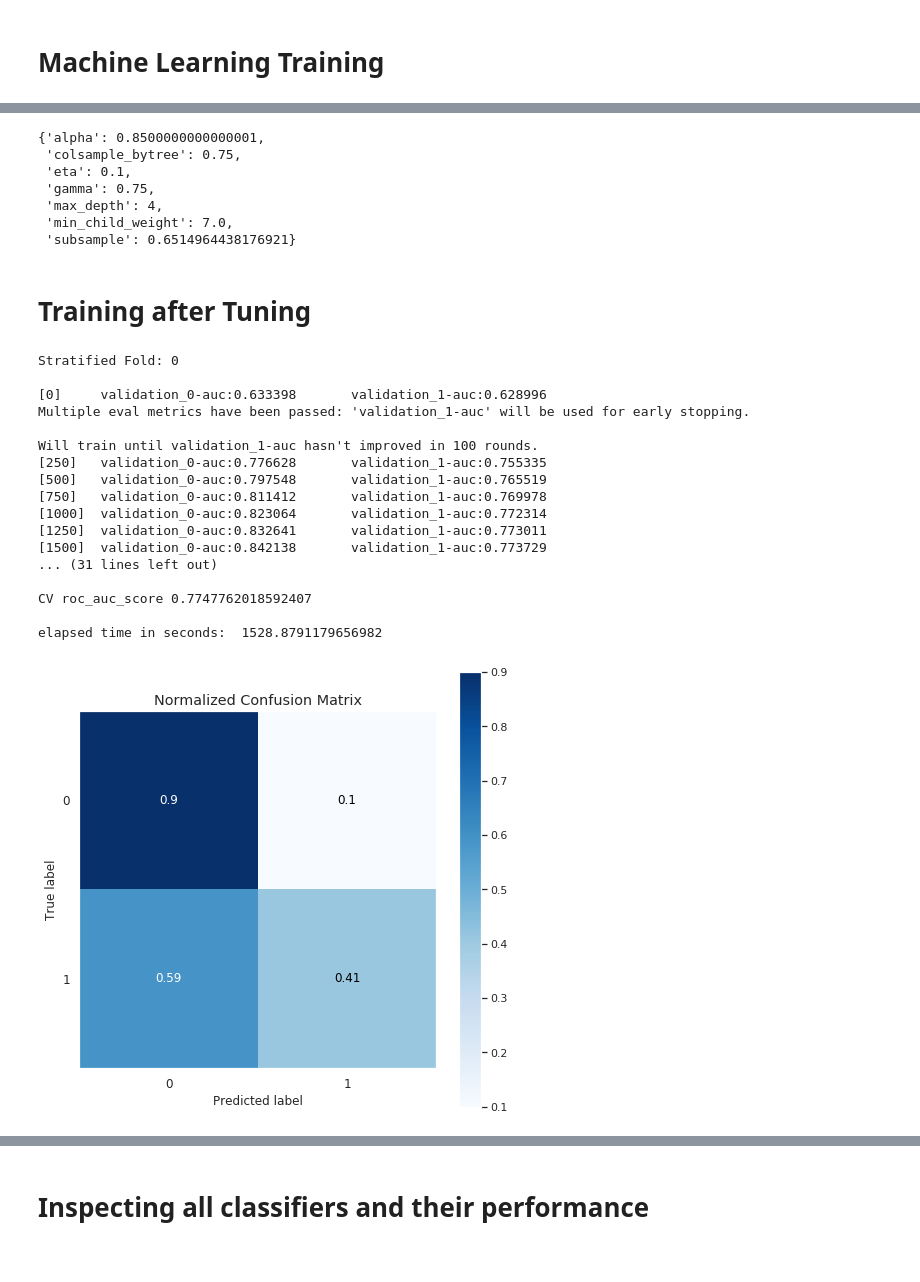
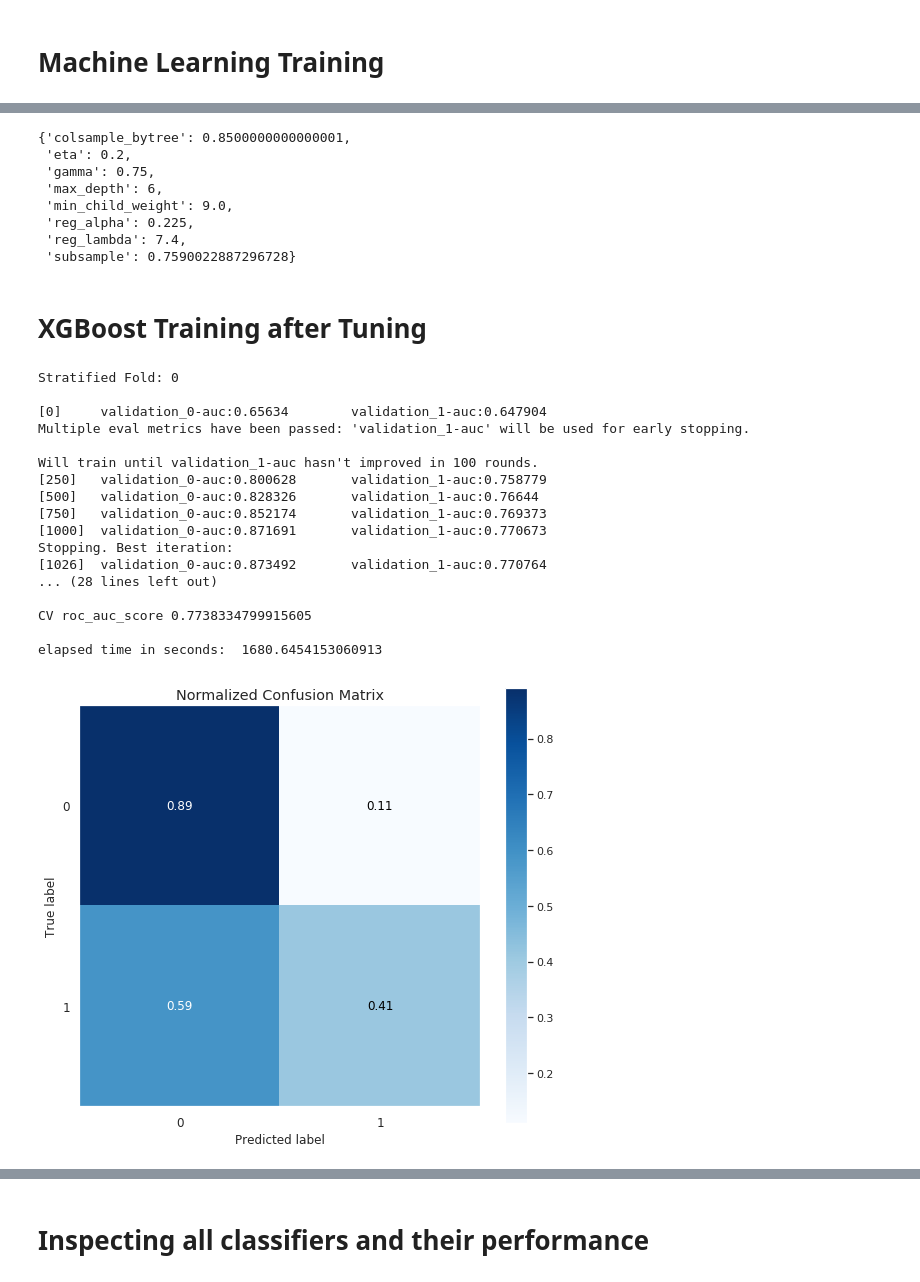
Before and after one commit to praxitelisk/CATegorical-Feature-Encoding-Challenge, a Jupyter notebook: CATegorical-feature-encoding-challenge-eda-xgb.ipynb, the cells around one changed output, grey strips where cells are left out. Saved outputs shown, nothing was run; the diff lists cells and outputs as text; code cells hidden in the pictures.

```diff
--- a/CATegorical-feature-encoding-challenge-eda-xgb.ipynb
+++ b/CATegorical-feature-encoding-challenge-eda-xgb.ipynb
@@ -14,6 +14,10 @@ The data contains binary features (bin_*), nominal features (nom_*), ordinal fea
 
 import numpy as np # linear algebra
 import pandas as pd # data processing, CSV file I/O (e.g. pd.read_csv)
+
+import seaborn as sns
+import matplotlib.pyplot as plt
+plt.style.use('fivethirtyeight')
 
 # Input data files are available in the "../input/" directory.
 # For example, running this (by clicking run or pressing Shift+Enter) will list all files under the input directory
@@ -174,9 +181,6 @@ for col in ['nom_1', 'nom_2', 'nom_3', 'nom_4', 'nom_5', 'nom_6', 'nom_7', 'nom_
 
     f, ax = plt.subplots(1, 1, figsize=(15,13))
 
-    import seaborn as sns
-    import matplotlib.pyplot as plt
-    sns.set(style="white", context="talk")
 
     sns.countplot(x=col, data=train_df, ax=ax, palette="Set1")
     f.tight_layout()
@@ -213,10 +224,6 @@ for col in ["ord_0", "ord_1", "ord_2", "ord_3", "ord_4", "ord_5"]:
 
     f, ax = plt.subplots(1, 1, figsize=(15,13))
 
-    import seaborn as sns
-    import matplotlib.pyplot as plt
-    sns.set(style="white", context="talk")
-
     sns.countplot(x=col, data=train_df, ax=ax, palette="Set1")
     f.tight_layout()
 # %% [output]
@@ -474,10 +488,14 @@ xtrain, xvalid, ytrain, yvalid = train_test_split(X, y, stratify = y, random_sta
 
 def objective(space):
 
-    clf = xgb.XGBClassifier(n_estimators = 1000,
+    clf = xgb.XGBClassifier(n_estimators = 2000,
                             max_depth = space['max_depth'],
                             min_child_weight = space['min_child_weight'],
                             subsample = space['subsample'],
+                            gamma=space['gamma'],
+                            colsample_bytree=space['colsample_bytree'],
+                            reg_alpha = space['reg_alpha'],
+                            reg_lambda = space['reg_lambda'],
                             objective= 'binary:logistic',
                             nthread=-1,
                             seed=42)
@@ -502,7 +520,8 @@ space ={
         'subsample': hp.uniform ('subsample', 0.5, 1),
         'gamma': hp.quniform('gamma', 0.5, 1, 0.05),
         'colsample_bytree': hp.quniform('colsample_bytree', 0.5, 1, 0.05),
-        'alpha': hp.quniform ('alpha', 0, 1, 0.025)
+        'reg_alpha': hp.quniform ('reg_alpha', 0, 1, 0.025),
+        'reg_lambda': hp.quniform ('reg_lambda', 0, 10, 0.1)
     }
 
 
@@ -539,15 +558,16 @@ gc.collect();
 # %%
 best
 # %% [output]
-{'alpha': 0.8500000000000001,
- 'colsample_bytree': 0.75,
- 'eta': 0.1,
+{'colsample_bytree': 0.8500000000000001,
+ 'eta': 0.2,
  'gamma': 0.75,
- 'max_depth': 4,
- 'min_child_weight': 7.0,
- 'subsample': 0.6514964438176921}
+ 'max_depth': 6,
+ 'min_child_weight': 9.0,
+ 'reg_alpha': 0.225,
+ 'reg_lambda': 7.4,
+ 'subsample': 0.7590022887296728}
 # %% [markdown]
-# Training after Tuning
+# XGBoost Training after Tuning
 # %%
 from sklearn.model_selection import train_test_split, StratifiedKFold, KFold, RepeatedStratifiedKFold
 from sklearn.metrics import accuracy_score
@@ -593,7 +613,8 @@ for train_index, valid_index in folds.split(xtrain, ytrain):
                                            subsample=best['subsample'],
                                            gamma=best['gamma'],
                                            colsample_bytree=best['colsample_bytree'],
-                                           alpha = best['alpha'],
+                                           reg_alpha = best['reg_alpha'],
+                                           reg_lambda = best['reg_lambda'],
                                            seed=42)
 
 
@@ -636,41 +657,41 @@ skplt.metrics.plot_roc(yvalid, predictions_probas)
 sns.set(rc={'figure.figsize':(8,8)})
 skplt.metrics.plot_ks_statistic(yvalid, predictions_probas)
 
 sns.set(rc={'figure.figsize':(8,8)})
 skplt.metrics.plot_precision_recall(yvalid, predictions_probas)
 
 sns.set(rc={'figure.figsize':(8,8)})
 skplt.metrics.plot_cumulative_gain(yvalid, predictions_probas)
 
 sns.set(rc={'figure.figsize':(8,8)})
 skplt.metrics.plot_lift_curve(yvalid, predictions_probas)
 
 sns.set(rc={'figure.figsize':(12, 38)})
 xgb.plot_importance(clf_stra_xgb, title='Feature importance', xlabel='F score', ylabel='Features')
 
 clf_stats_df = clf_stats_df.append({"clf_name": "clf_tuned_xgb",
                      "F1-score":f1_score(yvalid, predictions, average = "macro"),
                      "auc-score": roc_auc_score(yvalid, predictions_probas_list[:,1], average = "macro")}, ignore_index=True)
 
 print()
 import gc
 gc.collect();
 # %% [output]
 Stratified Fold: 0
 
-[0]     validation_0-auc:0.633398       validation_1-auc:0.628996
+[0]     validation_0-auc:0.65634        validation_1-auc:0.647904
 Multiple eval metrics have been passed: 'validation_1-auc' will be used for early stopping.
 
 Will train until validation_1-auc hasn't improved in 100 rounds.
-[250]   validation_0-auc:0.776628       validation_1-auc:0.755335
-[500]   validation_0-auc:0.797548       validation_1-auc:0.765519
-[750]   validation_0-auc:0.811412       validation_1-auc:0.769978
-[1000]  validation_0-auc:0.823064       validation_1-auc:0.772314
-[1250]  validation_0-auc:0.832641       validation_1-auc:0.773011
-[1500]  validation_0-auc:0.842138       validation_1-auc:0.773729
-... (31 lines left out)
+[250]   validation_0-auc:0.800628       validation_1-auc:0.758779
+[500]   validation_0-auc:0.828326       validation_1-auc:0.76644
+[750]   validation_0-auc:0.852174       validation_1-auc:0.769373
+[1000]  validation_0-auc:0.871691       validation_1-auc:0.770673
+Stopping. Best iteration:
+[1026]  validation_0-auc:0.873492       validation_1-auc:0.770764
+... (28 lines left out)
 
-CV roc_auc_score 0.7747762018592407
+CV roc_auc_score 0.7738334799915605
 
-elapsed time in seconds:  1528.8791179656982
+elapsed time in seconds:  1680.6454153060913
-[figure, old version]
+[figure, new version]
```
Also changed, not shown: parts of 11 cells of this notebook.
